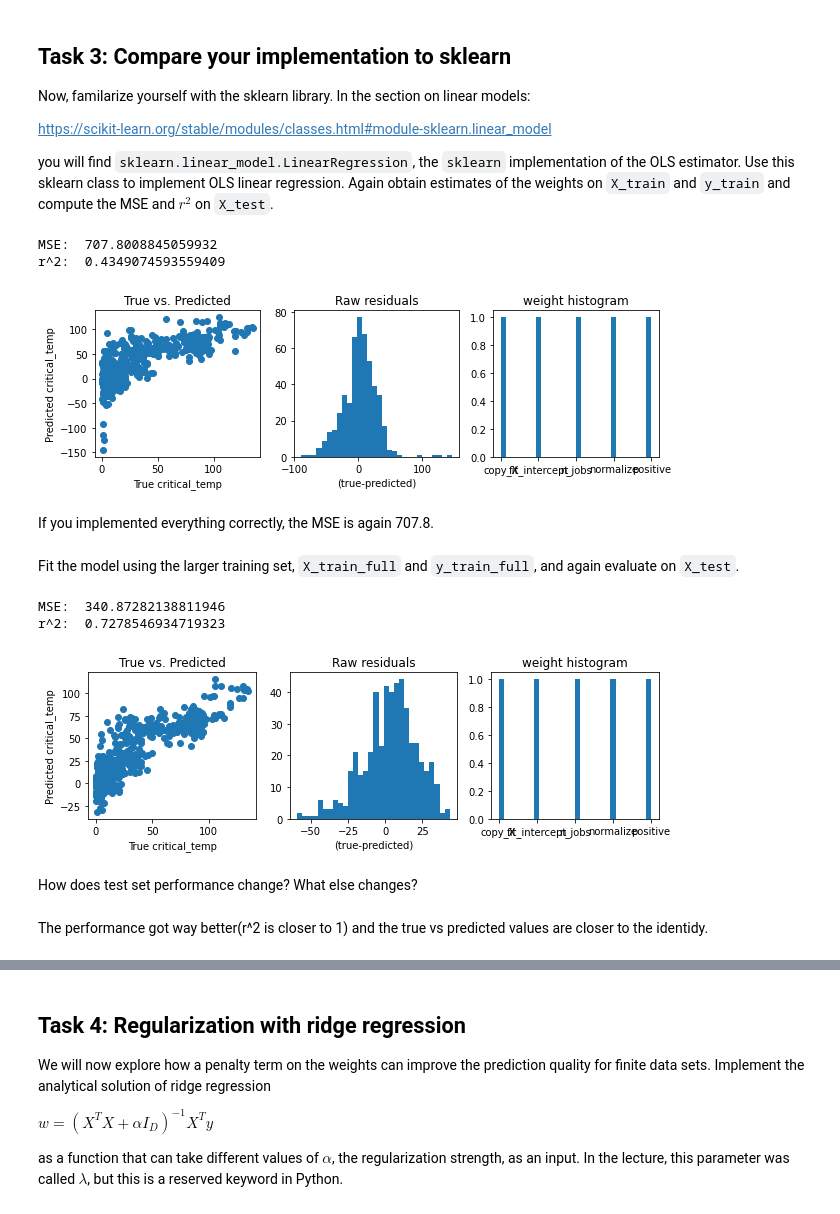
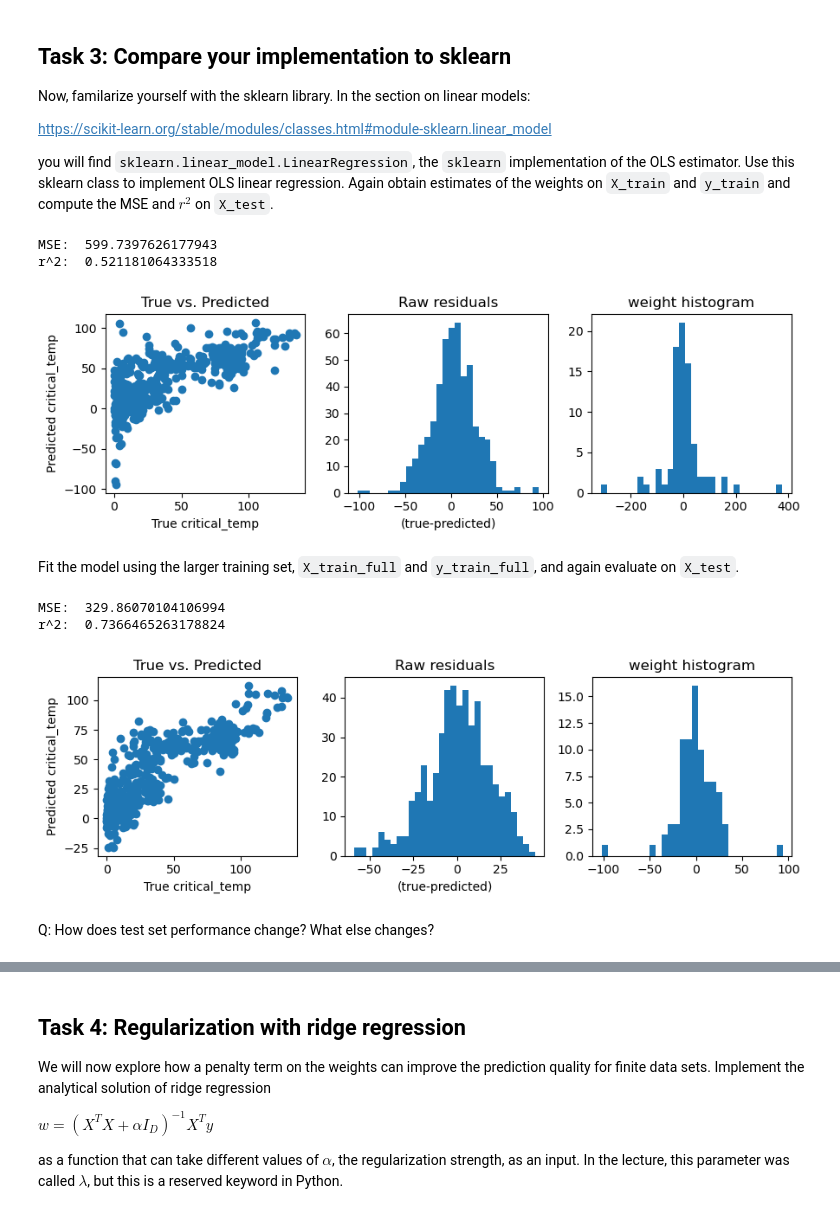
Before and after one commit to JanLuckhardt/machine-learning, a Jupyter notebook: 01_linear_regression.ipynb, the cells around one changed output, grey strips where cells are left out. Cells and saved outputs as stored; diff of their text form; code cells hidden in the pictures.

Commit message:
Revise linear regression notebook

```diff
--- a/01_linear_regression.ipynb
+++ b/01_linear_regression.ipynb
@@ -155 +130,7 @@ feature 4       mean before: 58.6033566064307   after: -1.6426360023351542e-17
+# %%
+# Test data for the small training set model
+X_test_scaled_small = (X_test - mean_small) / std_small
+
+# Test data for the full training set model
+X_test_scaled_full = (X_test - mean_full) / std_full
 # %% [markdown]
@@ -234,11 +226,19 @@ def OLS_regression(X_test, X_train, y_train):
     '''
 
     # ---------------- INSERT CODE ----------------------
-    X_train_aug=np.hstack((np.ones((X_train.shape[0],1)),X_train))
-    X_test_aug=np.hstack((np.ones((X_test.shape[0],1)),X_test))
-    weights=inv((X_train_aug.T@X_train_aug))@(X_train_aug.T)@y_train
-    #weights_=weights.reshape(-1,1)
-    y_pred=X_test_aug@weights
+
+    """Fit an OLS regression model and predict the test targets."""
+
+    # Add intercept column
+    X_train_offset = np.column_stack((np.ones(X_train.shape[0]), X_train))
+    X_test_offset = np.column_stack((np.ones(X_test.shape[0]), X_test))
+
+    # Compute OLS weights using the normal equation
+    weights = np.linalg.inv(X_train_offset.T @ X_train_offset) @ X_train_offset.T @ y_train.ravel()
+
+    # Predict test targets
+    y_pred = X_test_offset @ weights
+
     # ---------------- END CODE -------------------------
 
     return weights, y_pred
@@ -252,0 +254,4 @@ r^2:  0.43490745936762654
+# %%
+weights, y_pred = OLS_regression(X_test_scaled_full, X_train_full_scaled, y_train_full)
+
+plot_regression_results(y_test, y_pred, weights)
@@ -281,32 +298,35 @@ def sklearn_regression(X_test, X_train, y_train):
     '''
 
     # ---------------- INSERT CODE ----------------------
-    #from sklearn.linear_model import LinearRegression
-    reg = linear_model.LinearRegression().fit(X_train, y_train)
-    y_pred=reg.predict(X_test)
-    weights=reg.get_params()
+
+    # Fit the model
+    model = linear_model.LinearRegression()
+    model.fit(X_train, y_train.ravel())
+
+    # Extract regression weights including the intercept
+    weights = np.concatenate(([model.intercept_], model.coef_))
+
+    # Predict test targets
+    y_pred = model.predict(X_test)
+
     # ---------------- END CODE -------------------------
 
     return weights, y_pred
 # %%
-weights, y_pred = sklearn_regression(X_test, X_train, y_train)
+weights, y_pred = sklearn_regression(X_test_scaled_small, X_train_scaled, y_train)
 plot_regression_results(y_test, y_pred, weights)
 # %% [output]
-MSE:  707.8008845059932
-r^2:  0.4349074593559409
+MSE:  599.7397626177943
+r^2:  0.521181064333518
-[figure, old version]
+[figure, new version]
-# %% [markdown]
-If you implemented everything correctly, the MSE is again 707.8.
 # %% [markdown]
 Fit the model using the larger training set, `X_train_full` and `y_train_full`, and again evaluate on `X_test`.
 # %%
-weights, y_pred = sklearn_regression(X_test, X_train_full, y_train_full)
+weights, y_pred = sklearn_regression(X_test_scaled_full, X_train_full_scaled, y_train_full)
 plot_regression_results(y_test, y_pred, weights)
 # %% [output]
-MSE:  340.87282138811946
-r^2:  0.7278546934719323
+MSE:  329.86070104106994
+r^2:  0.7366465263178824
-[figure, old version]
+[figure, new version]
 # %% [markdown]
- How does test set performance change? What else changes?
+Q: How does test set performance change? What else changes?
-# %% [markdown]
-The performance got way better(r^2 is closer to 1) and the true vs predicted values are closer to the identidy.
```
Also changed, not shown: parts of 51 cells of this notebook.
